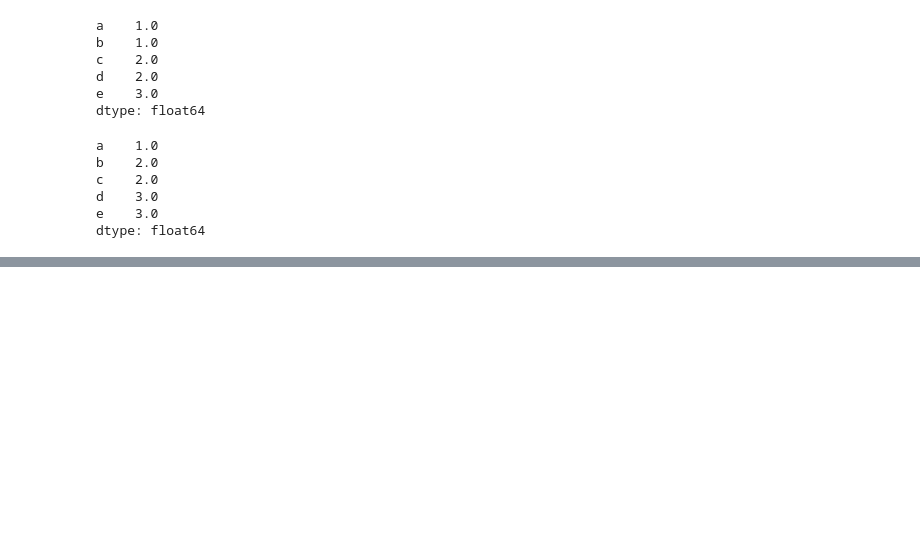
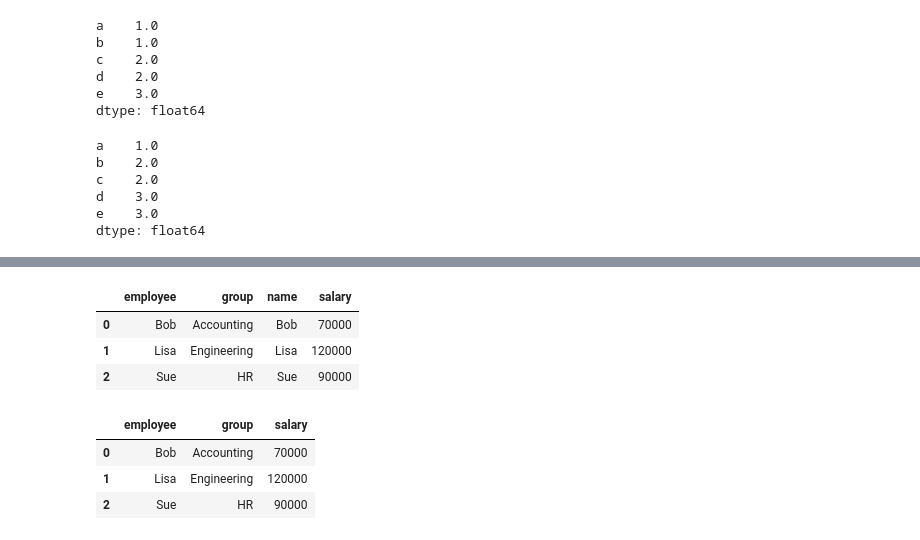
Before and after one commit to OtakuGod0/Data-Science, a Jupyter notebook: Python-Libraries/Pandas.ipynb, the cells around one changed output, grey strips where cells are left out. Saved outputs shown, nothing was run; the diff lists cells and outputs as text; code cells hidden in the pictures; blank space fills up the shorter version.

```diff
--- a/Python-Libraries/Pandas.ipynb
+++ b/Python-Libraries/Pandas.ipynb
@@ -513,0 +645,7 @@ dtype: float64
+# %%
+df3 = pd.DataFrame({
+    'name': ['Bob', 'Jake', 'Lisa', 'Sue'],
+    "salary": [70000, 80000, 120000, 90000]
+})
+
+print(df1); print('-'*30); print(df3)
@@ -513,0 +664,17 @@ dtype: float64
+# %%
+# Joining table with no common attribute
+
+pd.merge(df1, df3, left_on="employee", right_on="name")
+# %% [output]
+|  | employee | group | name | salary |
+| 0 | Bob | Accounting | Bob | 70000 |
+| 1 | Lisa | Engineering | Lisa | 120000 |
+| 2 | Sue | HR | Sue | 90000 |
+# %%
+# "name" column dropped
+pd.merge(df1, df3, left_on="employee", right_on="name").drop("name", axis = 1)
+# %% [output]
+|  | employee | group | salary |
+| 0 | Bob | Accounting | 70000 |
+| 1 | Lisa | Engineering | 120000 |
+| 2 | Sue | HR | 90000 |
```
Also changed, not shown: parts of 35 cells of this notebook, 4 other files.
